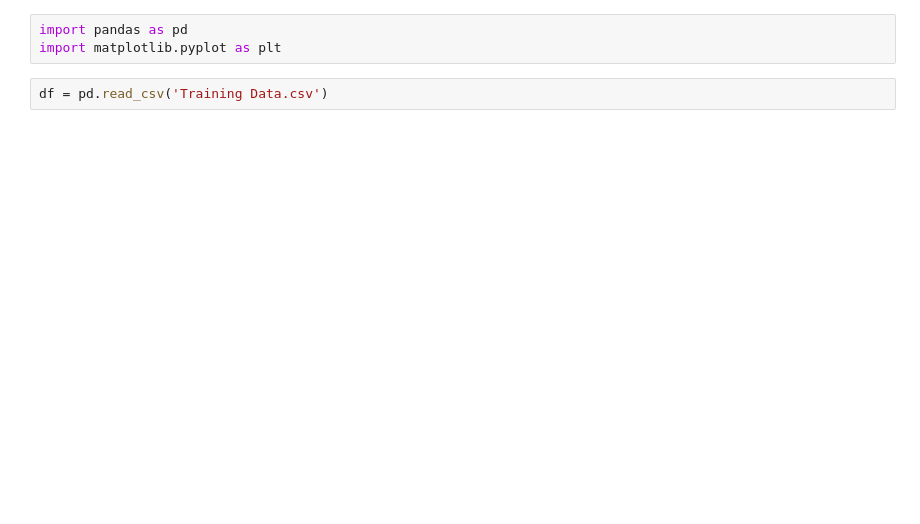
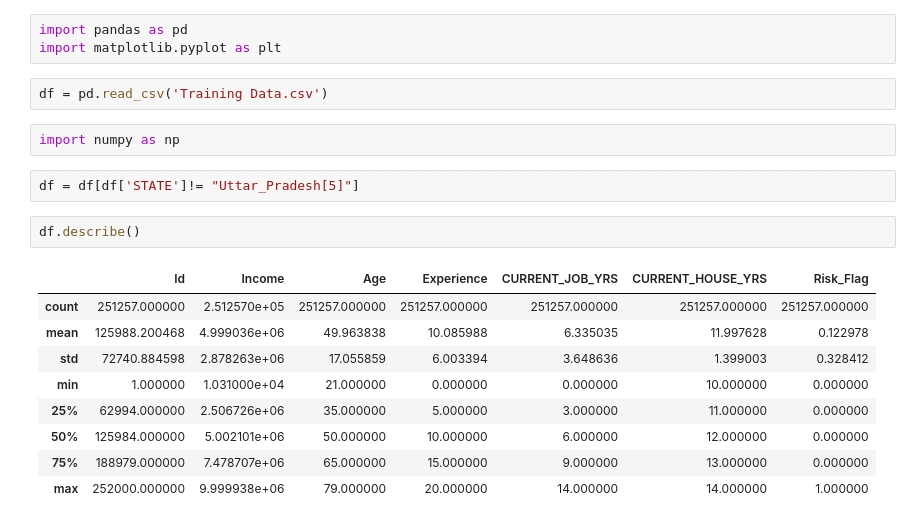
Before and after one commit to issamoxix/Loan-Prediction-Analysis, a Jupyter notebook: main.ipynb, the cells around one changed output. Cells and saved outputs as stored; diff of their text form; blank space fills up the shorter version.

```diff
--- a/main.ipynb
+++ b/main.ipynb
@@ -3,6 +3,22 @@ import pandas as pd
 import matplotlib.pyplot as plt
 # %%
 df = pd.read_csv('Training Data.csv')
+# %%
+import numpy as np
+# %%
+df = df[df['STATE']!= "Uttar_Pradesh[5]"]
+# %%
+df.describe()
+# %% [output]
+|  | Id | Income | Age | Experience | CURRENT_JOB_YRS | CURRENT_HOUSE_YRS | Risk_Flag |
+| count | 251257.000000 | 2.512570e+05 | 251257.000000 | 251257.000000 | 251257.000000 | 251257.000000 | 251257.000000 |
+| mean | 125988.200468 | 4.999036e+06 | 49.963838 | 10.085988 | 6.335035 | 11.997628 | 0.122978 |
+| std | 72740.884598 | 2.878263e+06 | 17.055859 | 6.003394 | 3.648636 | 1.399003 | 0.328412 |
+| min | 1.000000 | 1.031000e+04 | 21.000000 | 0.000000 | 0.000000 | 10.000000 | 0.000000 |
+| 25% | 62994.000000 | 2.506726e+06 | 35.000000 | 5.000000 | 3.000000 | 11.000000 | 0.000000 |
+| 50% | 125984.000000 | 5.002101e+06 | 50.000000 | 10.000000 | 6.000000 | 12.000000 | 0.000000 |
+| 75% | 188979.000000 | 7.478707e+06 | 65.000000 | 15.000000 | 9.000000 | 13.000000 | 0.000000 |
+| max | 252000.000000 | 9.999938e+06 | 79.000000 | 20.000000 | 14.000000 | 14.000000 | 1.000000 |
 # %%
 x,y, _ = plt.hist(df.STATE)
 plt.xticks(rotation="vertical")
```
Also changed, not shown: parts of 4 cells of this notebook.
